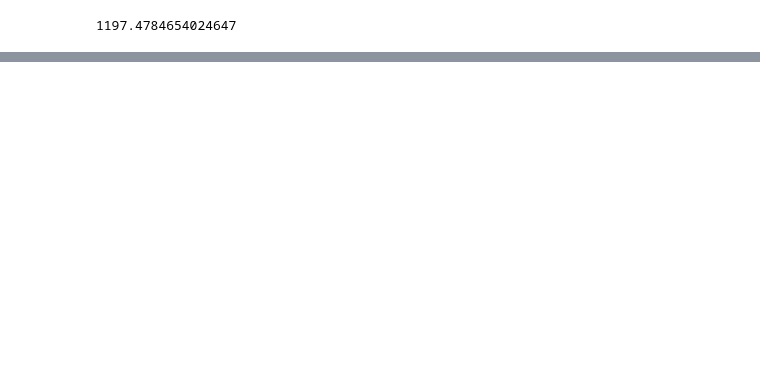
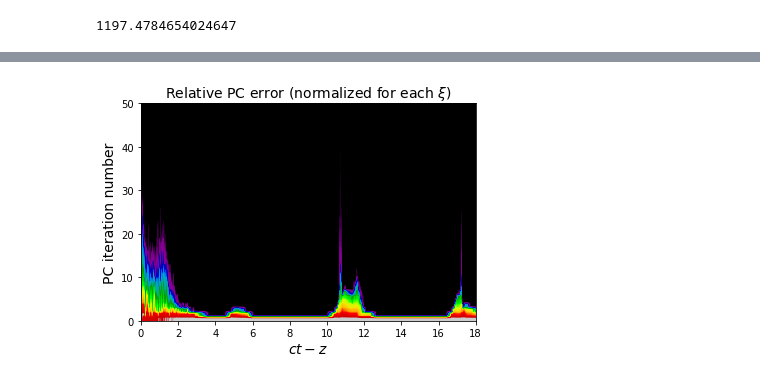
Before and after one commit to viktoriiazakharova/QSA_PWFA, a Jupyter notebook: example/sim_test_new.ipynb, the cells around one changed output, grey strips where cells are left out. Cells and saved outputs as stored; diff of their text form; code cells hidden in the pictures; blank space fills up the shorter version.

```diff
--- a/example/sim_test_new.ipynb
+++ b/example/sim_test_new.ipynb
@@ -99,0 +107,22 @@ for diag in sim.diagnostics:
+# %%
+N_xi_err = len(sim.err_rel_list)
+
+error_map = np.zeros( (50, N_xi_err) )
+
+for ixi in range(N_xi_err):
+    err_rel_loc = sim.err_rel_list[ixi]
+    error_map[:len(err_rel_loc), ixi] = err_rel_loc
+# %%
+plt.figure()
+iter_max = 50
+ext = [0, L_xi, 0, iter_max]
+
+plt.imshow(error_map / error_map.max(0)[None, :],
+           origin='lower', aspect='auto',
+           extent=ext, cmap=plt.cm.nipy_spectral)
+
+plt.xlabel(r'$ct-z$', fontsize=14)
+plt.ylabel(r'PC iteration number', fontsize=14)
+plt.title(r'Relative PC error (normalized for each $\xi$)', fontsize=14);
+# %% [output]
+[figure, added]
```
Also changed, not shown: parts of 2 cells of this notebook, 2 other files.
